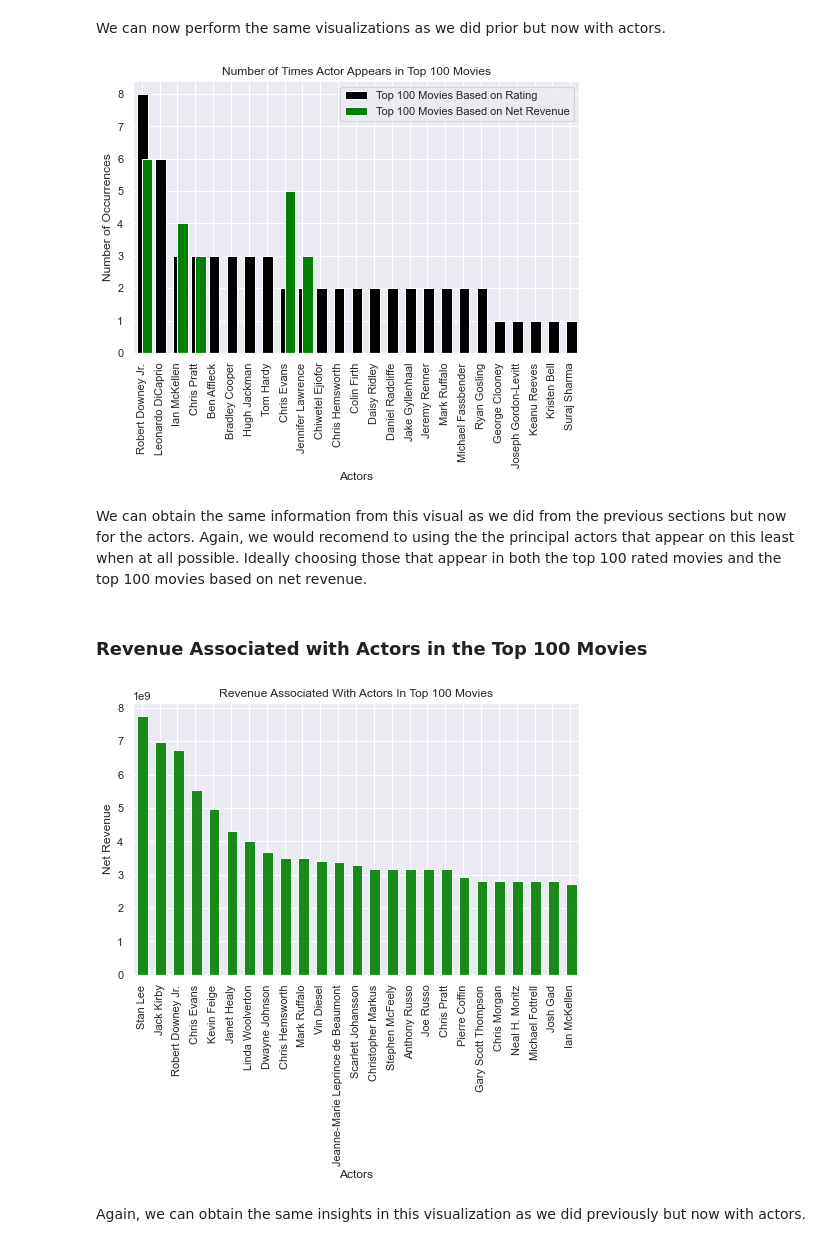
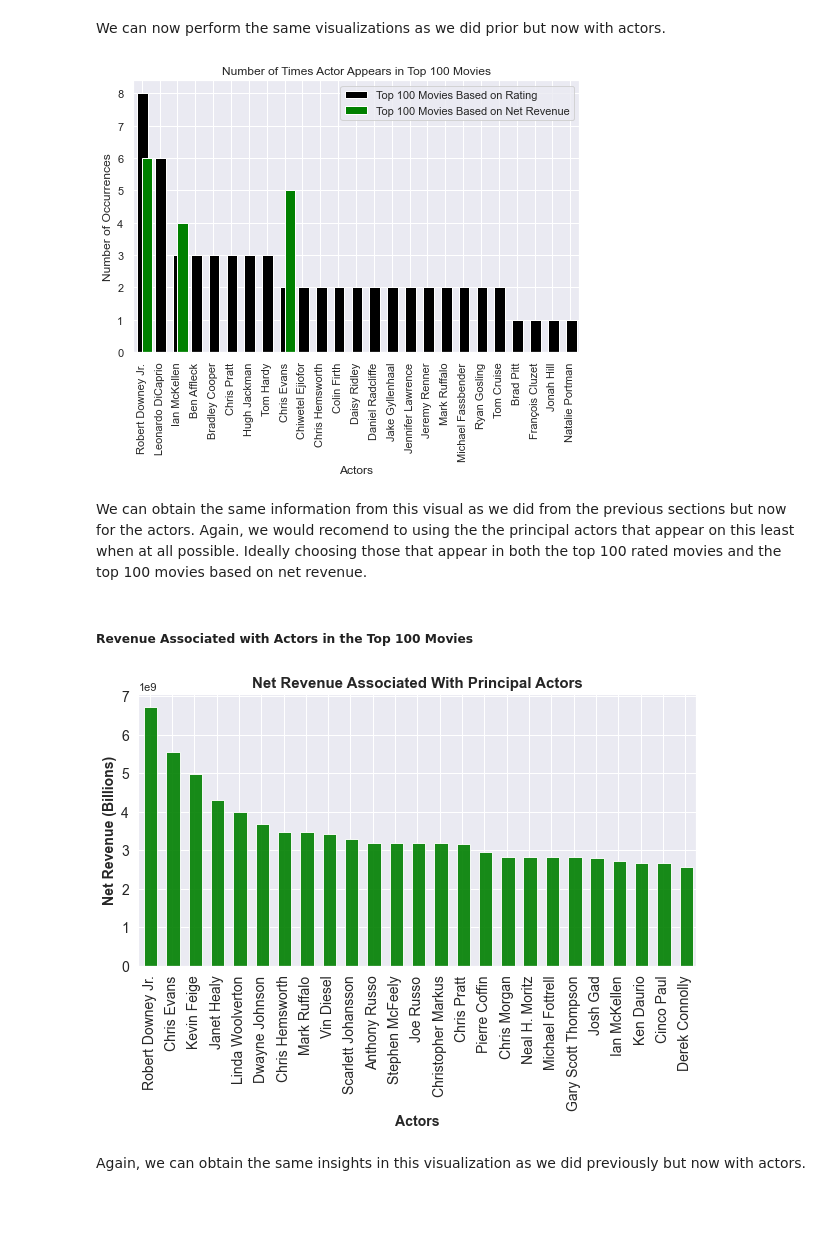
Before and after one commit to reboyce/Gilbert-Team-Repo, a Jupyter notebook: Notebooks/Chris Final Notebook Suggested Organization.ipynb, the cells around one changed output. Cells and saved outputs as stored; diff of their text form; code cells hidden in the pictures; blank space fills up the shorter version.

```diff
--- a/Notebooks/Chris Final Notebook Suggested Organization.ipynb
+++ b/Notebooks/Chris Final Notebook Suggested Organization.ipynb
@@ -46,6 +46,8 @@ movie_akas = pd.read_csv(movie_akas_file)
 movie_basics = pd.read_csv(movie_basics_file)
 movie_ratings = pd.read_csv(movie_ratings_file)
 persons = pd.read_csv(persons_file)
+# Remove people from persons table with a death date
+persons = persons[persons.death_year.isnull()]
 principals = pd.read_csv(principals_file)
 writers = pd.read_csv(writers_file)
 # Read in Data For Revenue Section
@@ -661,24 +668,25 @@ top_actor_counts.iloc[:25].plot(kind='bar',
                        ylabel='Number of Occurrences',
                        xlabel='Actors');
 # %% [output]
-[figure, old version]
+[figure, new version]
 # %% [markdown]
 We can obtain the same information from this visual as we did from the previous sections but now for the actors. Again, we would recomend to using the the principal actors that appear on this least when at all possible. Ideally choosing those that appear in both the top 100 rated movies and the top 100 movies based on net revenue.
 # %% [markdown]
-### Revenue Associated with Actors in the Top 100 Movies
+##### Revenue Associated with Actors in the Top 100 Movies
 # %%
 # plot results of group by to display movie net revenues associated with each actor
 top_rev_actor = top_actor_groupby
 top_rev_actor.plot(kind='bar',
-                      title='Revenue Associated With Actors In Top 100 Movies',
-                      figsize=(8, 5),
-                      xlabel = 'Actors',
-                      ylabel='Net Revenue',
-                      color='Green',
-                      alpha=.9,
-                      Width=.6);
+                   figsize=(10, 5),
+                   color='Green',
+                   alpha=.9,
+                   Width=.6,
+                   fontsize=14)
+plt.title('Net Movie Revenue Associated With Principal Actors', fontsize=15, fontweight='bold')
+plt.xlabel('Actors', fontsize=14, fontweight='bold')
+plt.ylabel('Net Revenue (Billions)', fontsize=14, fontweight='bold');
 # %% [output]
-[figure, old version]
+[figure, new version]
 # %% [markdown]
 Again, we can obtain the same insights in this visualization as we did previously but now with actors.
 # %% [markdown]
```
Also changed, not shown: parts of 10 cells of this notebook, 4 other files.
